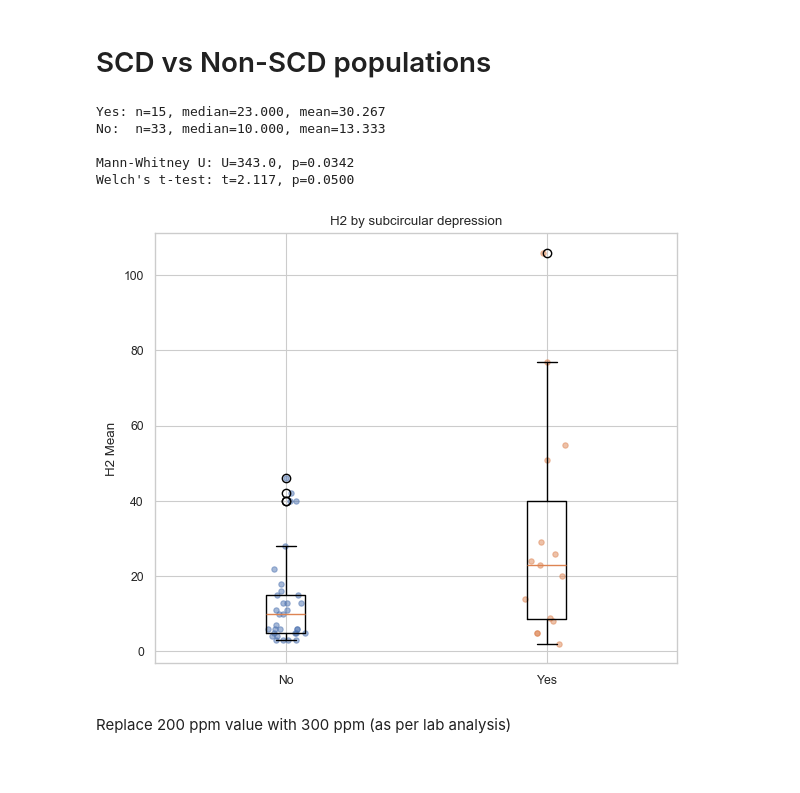
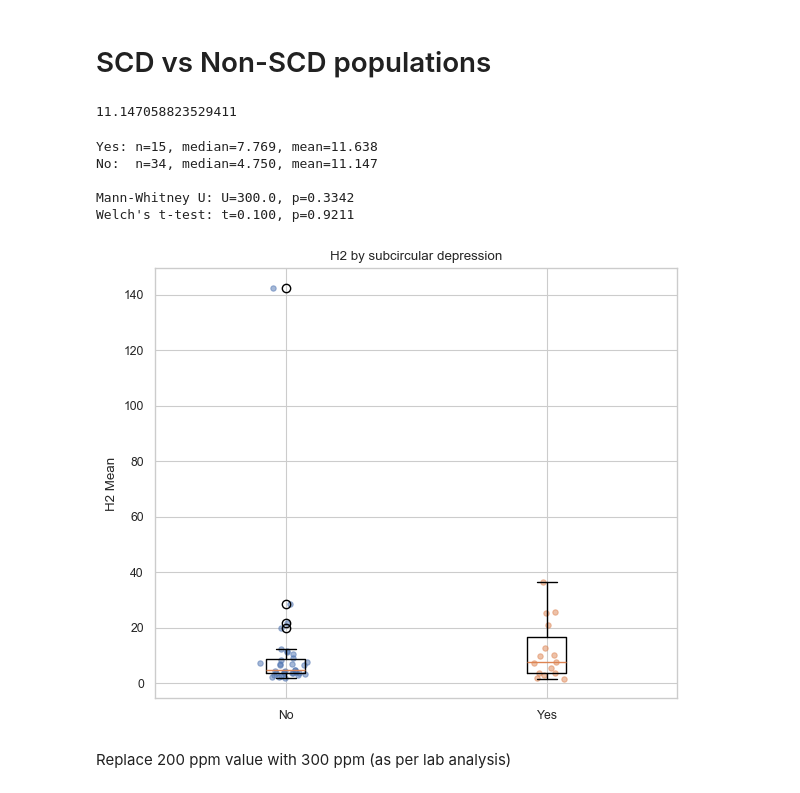
Before and after one commit to willhcm/scd-detection, a Jupyter notebook: code/notebooks/field/values.ipynb, the cells around one changed output. Cells and saved outputs as stored; diff of their text form; code cells hidden in the pictures.

```diff
--- a/code/notebooks/field/values.ipynb
+++ b/code/notebooks/field/values.ipynb
@@ -140,39 +180,42 @@ plt.show()
 # %% [markdown]
 # SCD vs Non-SCD populations
+# %%
+pd.read_csv('../../../data/Transect.csv')[cols].mean(axis=1).mean()
+# %% [output]
+11.147058823529411
 # %%
 import numpy as np
 from scipy import stats
 import matplotlib.pyplot as plt
 
 cols = ['Res 1', 'Res 2', 'Res 3 ', 'Res 4', 'Unnamed: 7', 'Unnamed: 8', 'Unnamed: 9', 'Unnamed: 10']
-yes_vals = ssdf['Max']
-no_vals = pd.read_csv('../../../data/Transect.csv')[cols].max(axis=1)
+yes_vals = ssdf['Average']
+no_vals = pd.read_csv('../../../data/Transect.csv')[cols].mean(axis=1)
 
-no_vals = no_vals[no_vals < 100]
 print(f"Yes: n={len(yes_vals)}, median={yes_vals.median():.3f}, mean={yes_vals.mean():.3f}")
 print(f"No:  n={len(no_vals)}, median={no_vals.median():.3f}, mean={no_vals.mean():.3f}")
 
 u_stat, u_p = stats.mannwhitneyu(yes_vals, no_vals, alternative='two-sided')
 t_stat, t_p = stats.ttest_ind(yes_vals, no_vals, equal_var=False)
 
 print(f"\nMann-Whitney U: U={u_stat:.1f}, p={u_p:.4f}")
 print(f"Welch's t-test: t={t_stat:.3f}, p={t_p:.4f}")
 
 fig, ax = plt.subplots(figsize=(6, 5))
 ax.boxplot([no_vals, yes_vals], labels=['No', 'Yes'])
 ax.scatter(np.random.normal(1, 0.04, len(no_vals)), no_vals, alpha=0.5, s=15)
 ax.scatter(np.random.normal(2, 0.04, len(yes_vals)), yes_vals, alpha=0.5, s=15)
 ax.set_ylabel('H2 Mean')
 ax.set_title('H2 by subcircular depression')
 plt.tight_layout()
 plt.show()
 # %% [output]
-Yes: n=15, median=23.000, mean=30.267
-No:  n=33, median=10.000, mean=13.333
+Yes: n=15, median=7.769, mean=11.638
+No:  n=34, median=4.750, mean=11.147
 
-Mann-Whitney U: U=343.0, p=0.0342
-Welch's t-test: t=2.117, p=0.0500
+Mann-Whitney U: U=300.0, p=0.3342
+Welch's t-test: t=0.100, p=0.9211
-[figure, old version]
+[figure, new version]
 # %%
 # mean and standard deviation of all values
 
```
Also changed, not shown: parts of 3 cells of this notebook, 2 other files.
